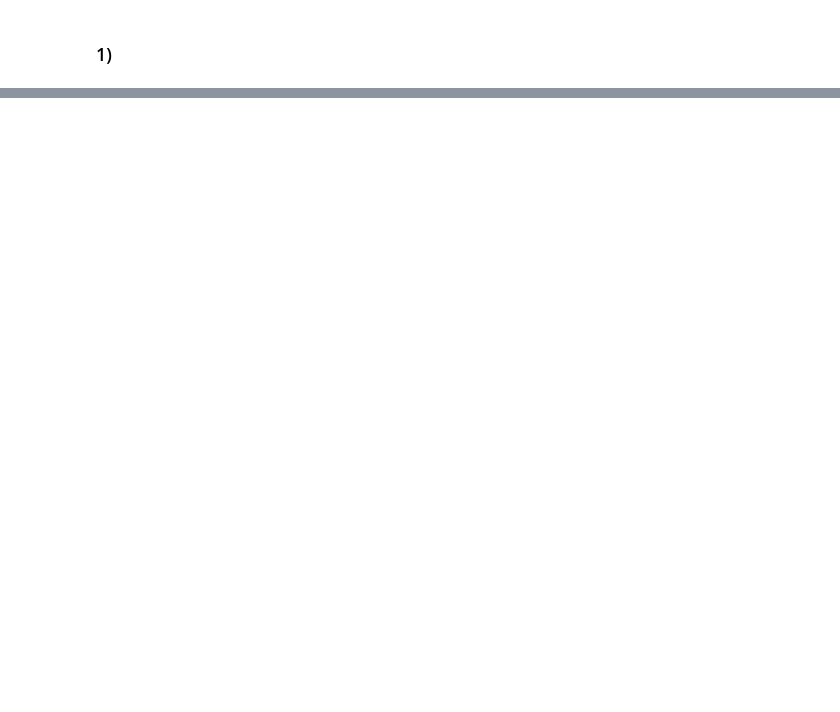
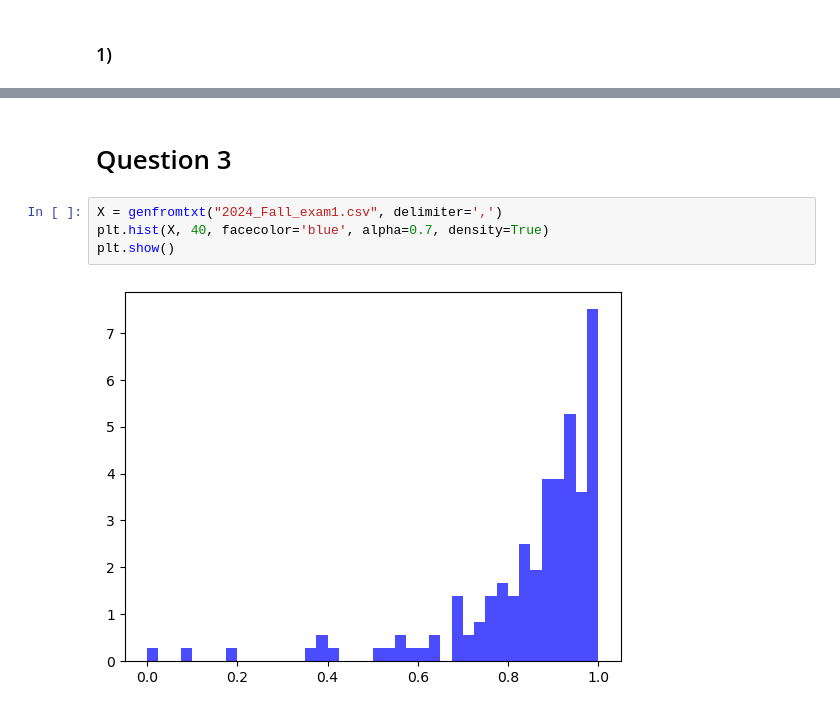
Before and after one commit to kennethaldridge/DS4400-HW, a Jupyter notebook: coding_exam2/ds4400_exam2.ipynb, the cells around one changed output, grey strips where cells are left out. Cells and saved outputs as stored; diff of their text form; blank space fills up the shorter version.

Commit message:
Finished coding exam question 3

```diff
--- a/coding_exam2/ds4400_exam2.ipynb
+++ b/coding_exam2/ds4400_exam2.ipynb
@@ -191,0 +328,8 @@ According to grace's theory, Q is closer to population Z. This makes sense, as w
+# %% [markdown]
+# Question 3
+# %%
+X = genfromtxt("2024_Fall_exam1.csv", delimiter=',')
+plt.hist(X, 40, facecolor='blue', alpha=0.7, density=True)
+plt.show()
+# %% [output]
+[figure, added]
```
Also changed, not shown: parts of 24 cells of this notebook, 1 other file.
